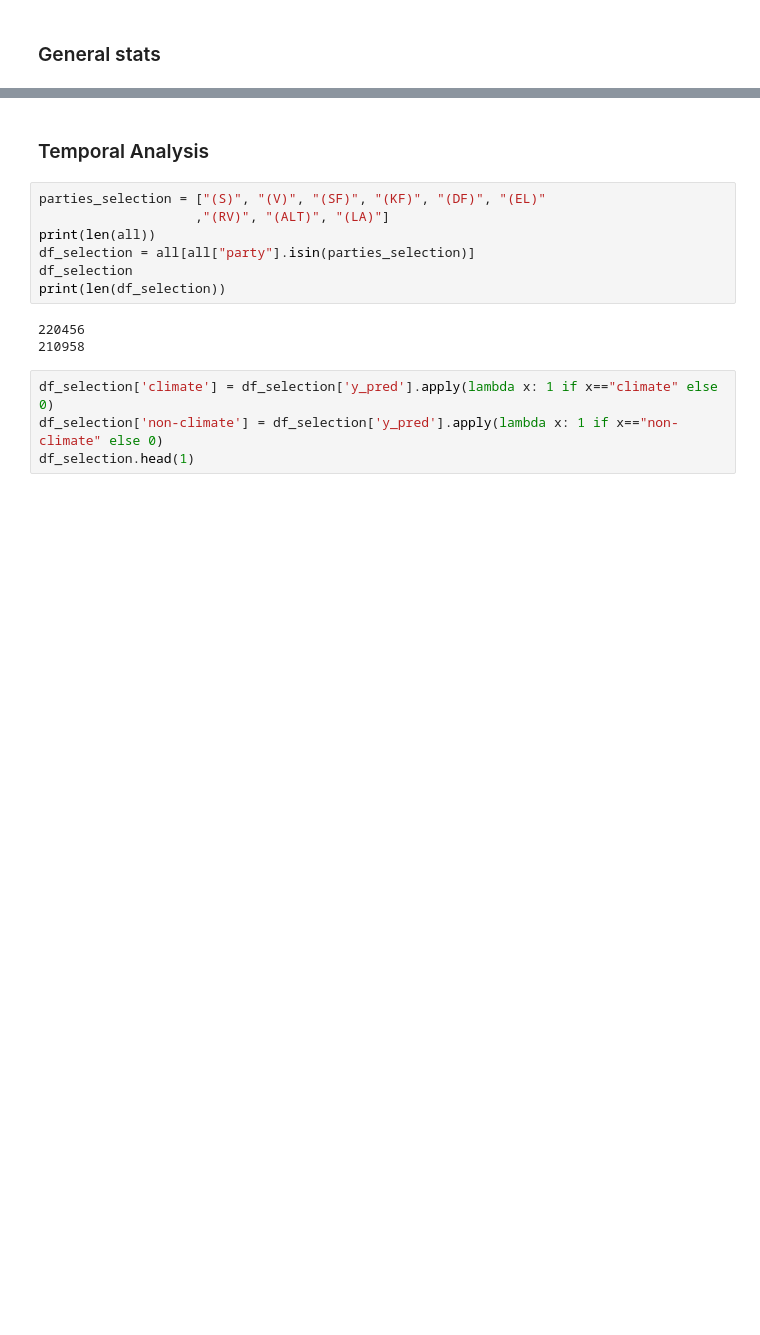
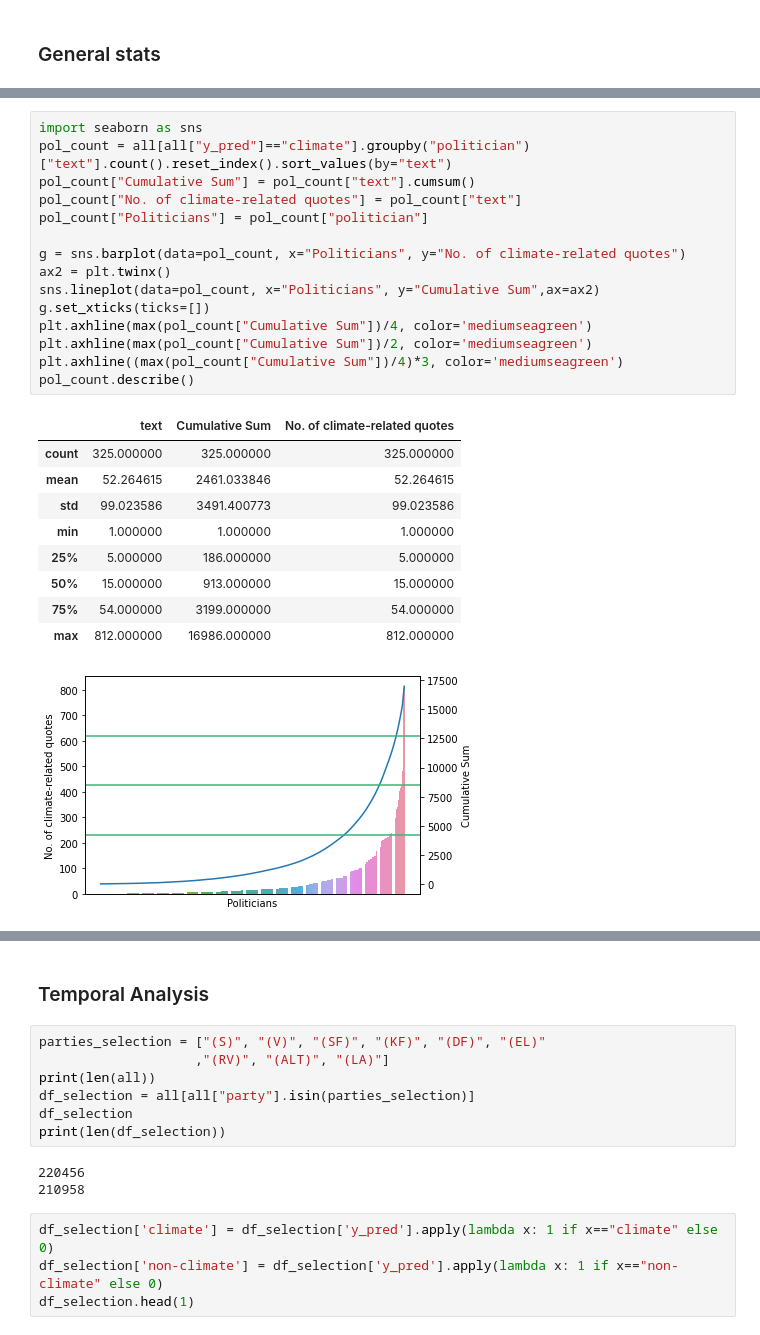
Before and after one commit to jonahank/Vote-Prediction-Model, a Jupyter notebook: data_analysis/ft_meetings.ipynb, the cells around one changed output, grey strips where cells are left out. Cells and saved outputs as stored; diff of their text form; blank space fills up the shorter version.

```diff
--- a/data_analysis/ft_meetings.ipynb
+++ b/data_analysis/ft_meetings.ipynb
@@ -60,0 +105,26 @@ dtype: int64
+# %%
+import seaborn as sns
+pol_count = all[all["y_pred"]=="climate"].groupby("politician")["text"].count().reset_index().sort_values(by="text")
+pol_count["Cumulative Sum"] = pol_count["text"].cumsum()
+pol_count["No. of climate-related quotes"] = pol_count["text"]
+pol_count["Politicians"] = pol_count["politician"]
+
+g = sns.barplot(data=pol_count, x="Politicians", y="No. of climate-related quotes")
+ax2 = plt.twinx()
+sns.lineplot(data=pol_count, x="Politicians", y="Cumulative Sum",ax=ax2)
+g.set_xticks(ticks=[])
+plt.axhline(max(pol_count["Cumulative Sum"])/4, color='mediumseagreen')
+plt.axhline(max(pol_count["Cumulative Sum"])/2, color='mediumseagreen')
+plt.axhline((max(pol_count["Cumulative Sum"])/4)*3, color='mediumseagreen')
+pol_count.describe()
+# %% [output]
+|  | text | Cumulative Sum | No. of climate-related quotes |
+| count | 325.000000 | 325.000000 | 325.000000 |
+| mean | 52.264615 | 2461.033846 | 52.264615 |
+| std | 99.023586 | 3491.400773 | 99.023586 |
+| min | 1.000000 | 1.000000 | 1.000000 |
+| 25% | 5.000000 | 186.000000 | 5.000000 |
+| 50% | 15.000000 | 913.000000 | 15.000000 |
+| 75% | 54.000000 | 3199.000000 | 54.000000 |
+| max | 812.000000 | 16986.000000 | 812.000000 |
+[figure, added]
```
Also changed, not shown: parts of 23 cells of this notebook.
